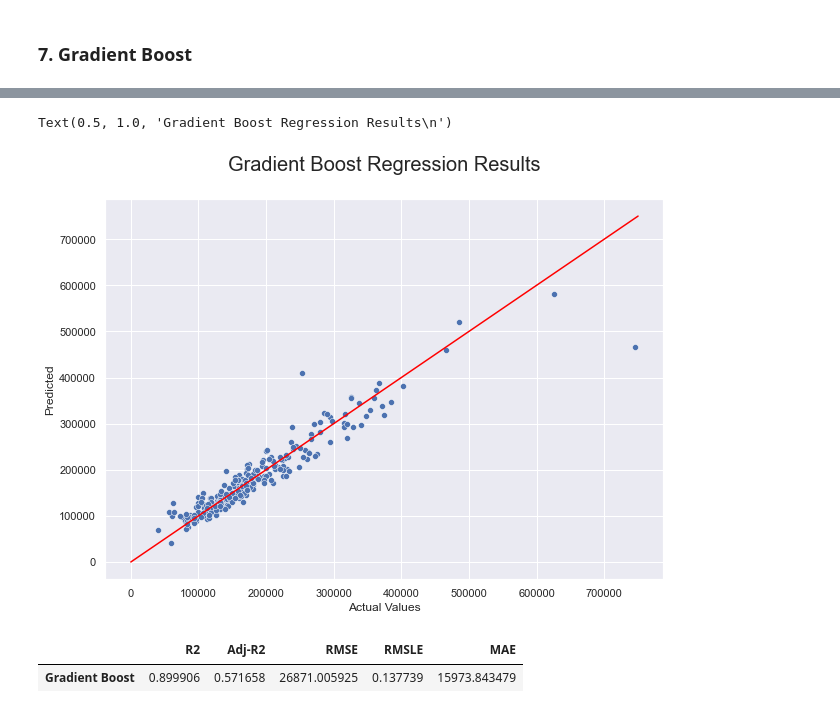
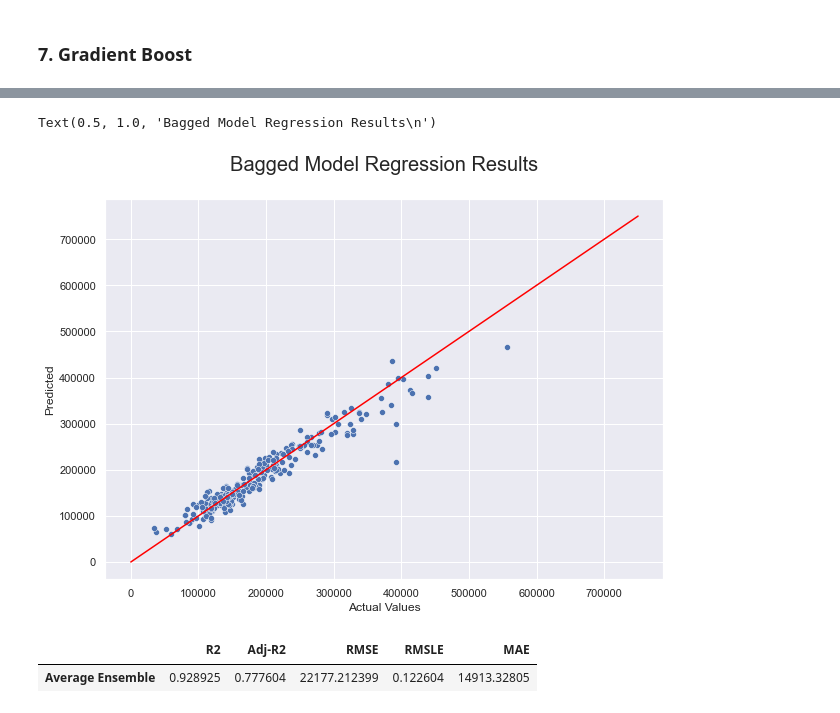
Before and after one commit to AmoghPradeep/house-price-prediction, a Jupyter notebook: main.ipynb, the cells around one changed output, grey strips where cells are left out. Cells and saved outputs as stored; diff of their text form; code cells hidden in the pictures.

```diff
--- a/main.ipynb
+++ b/main.ipynb
@@ -737,3 +766,0 @@ Cross-Validation RMSE : 32403.449413234986
-# %%
-ENet.fit(X_train, y_train)
-y_pred = ENet.predict(X_test)
@@ -767 +857,27 @@ Gradient Boost RMSE : 27983.360783984732
+# %%
+from sklearn.base import BaseEstimator, TransformerMixin, RegressorMixin, clone
+class AveragingModels(BaseEstimator, RegressorMixin, TransformerMixin):
+    def __init__(self, models):
+        self.models = models
+
+    def fit(self, X, y):
+        self.models_ = [clone(x) for x in self.models]
+
+        for model in self.models_:
+            model.fit(X, y)
+
+        return self
+
+    def predict(self, X):
+        predictions = np.column_stack([
+            targetScaler.inverse_transform(model.predict(X)) for model in self.models_
+        ])
+        return np.mean(predictions, axis=1)
+# %%
+xgb_reg = xgb.XGBRegressor(random_state = 0)
+gboost_reg = GradientBoostingRegressor(random_state = 0)
+rfr_reg = RandomForestRegressor(n_estimators=1000, random_state=0)
+lgb_reg = lgb.LGBMRegressor(random_state = 0)
+
+bagged_model = AveragingModels(models = (rfr_reg, xgb_reg, gboost_reg, lgb_reg))
 # %%
@@ -771,2 +885,0 @@ GradientBoostingRegressor()
-# %%
-y_pred = gboost_reg.predict(X_test)
@@ -773,21 +906,21 @@ y_pred = gboost_reg.predict(X_test)
 # %%
-predict_data = pd.DataFrame({"Actual Values" : y_test.values, "Predicted" : y_pred})
+predict_data = pd.DataFrame({"Actual Values" : y_test, "Predicted" : y_pred})
 plt.figure(figsize=(10, 7))
 sns.scatterplot(data = predict_data, x = "Actual Values", y = "Predicted")
 sns.lineplot(x = [0, 750000], y = [0, 750000],  color = "red")
-plt.title("Gradient Boost Regression Results\n", fontsize = 20)
+plt.title("Bagged Model Regression Results\n", fontsize = 20)
 # %% [output]
-Text(0.5, 1.0, 'Gradient Boost Regression Results\n')
+Text(0.5, 1.0, 'Bagged Model Regression Results\n')
-[figure, old version]
+[figure, new version]
 # %%
 model_results.loc[len(model_results)] = [rsquared(y_pred, y_test), adj_rsquared(y_pred, y_test, X_train.shape[1]), math.sqrt(mse(y_pred, y_test)), rmsle(y_pred, y_test), mae(y_pred, y_test)]
 indexes = model_results.index.tolist()
-indexes[len(model_results) - 1] = "Gradient Boost"
+indexes[len(model_results) - 1] = "Average Ensemble"
 model_results.index = indexes
 model_results.tail(1)
 # %% [output]
 |  | R2 | Adj-R2 | RMSE | RMSLE | MAE |
-| Gradient Boost | 0.899906 | 0.571658 | 26871.005925 | 0.137739 | 15973.843479 |
+| Average Ensemble | 0.928925 | 0.777604 | 22177.212399 | 0.122604 | 14913.32805 |
 # %%
 model_results
 # %% [output]
```
Also changed, not shown: parts of 144 cells of this notebook.
